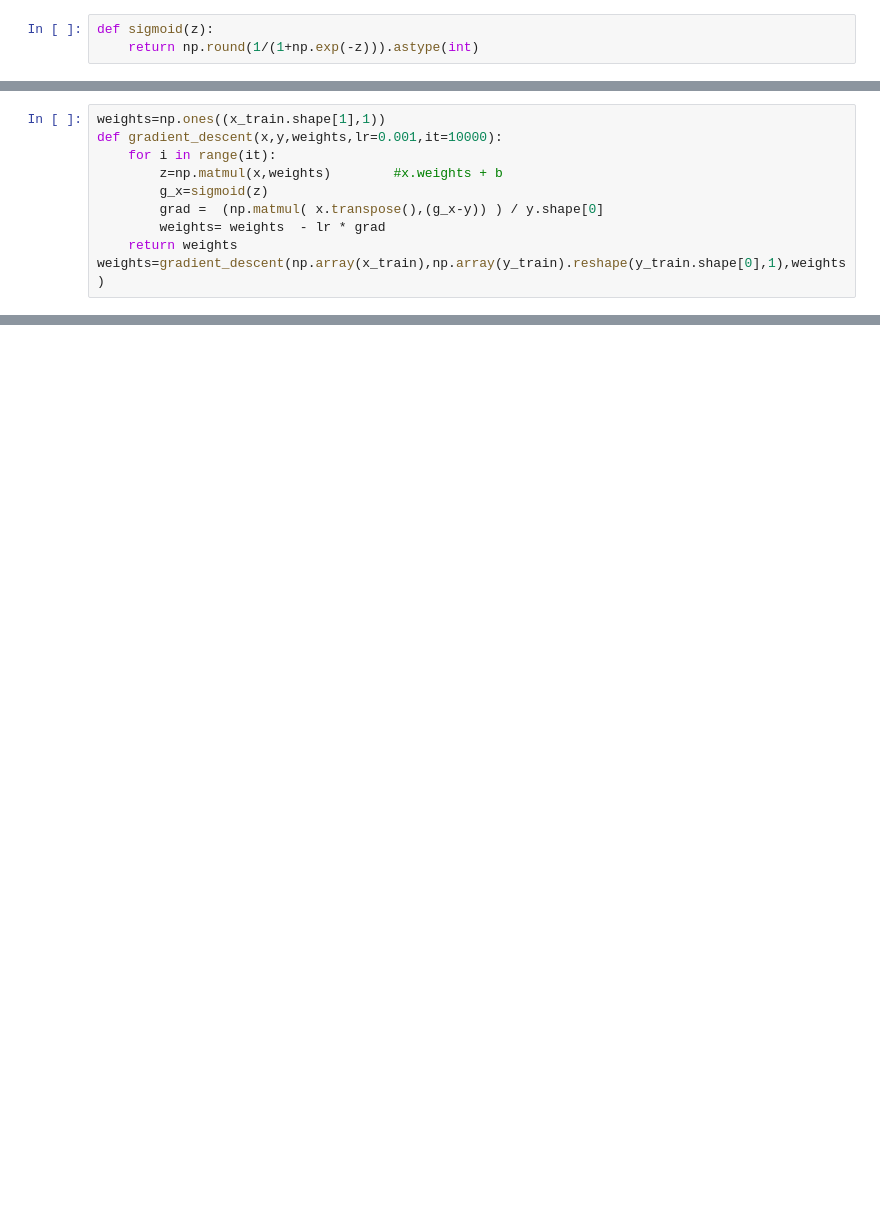
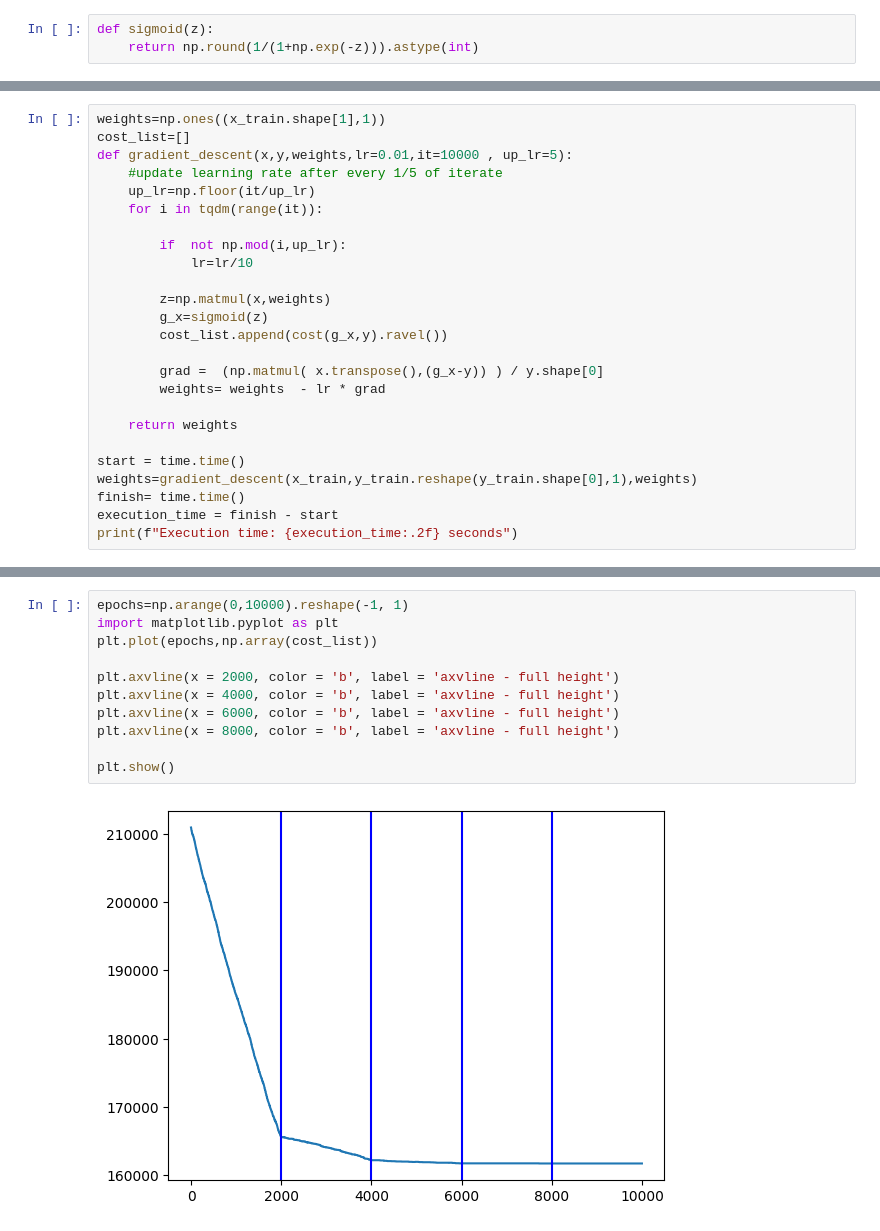
Before and after one commit to mohamedsaied87613/-Vectorized-Logistic-Regression, a Jupyter notebook: Vectorized Logistic Regression.ipynb, the cells around one changed output, grey strips where cells are left out. Cells and saved outputs as stored; diff of their text form; blank space fills up the shorter version.

Commit message:
features added: update learning rate methods : added mini-Batch-GD

```diff
--- a/Vectorized Logistic Regression.ipynb
+++ b/Vectorized Logistic Regression.ipynb
@@ -22,10 +22,25 @@ def cost(g_x,y):
 # %%
 weights=np.ones((x_train.shape[1],1))
-def gradient_descent(x,y,weights,lr=0.001,it=10000):
-    for i in range(it):
-        z=np.matmul(x,weights)        #x.weights + b
+cost_list=[]
+def gradient_descent(x,y,weights,lr=0.01,it=10000 , up_lr=5):
+    #update learning rate after every 1/5 of iterate
+    up_lr=np.floor(it/up_lr)
+    for i in tqdm(range(it)):
+
+        if  not np.mod(i,up_lr):
+            lr=lr/10
+
+        z=np.matmul(x,weights)
         g_x=sigmoid(z)
+        cost_list.append(cost(g_x,y).ravel())
+
         grad =  (np.matmul( x.transpose(),(g_x-y)) ) / y.shape[0]
         weights= weights  - lr * grad
+
     return weights
-weights=gradient_descent(np.array(x_train),np.array(y_train).reshape(y_train.shape[0],1),weights)
+
+start = time.time()
+weights=gradient_descent(x_train,y_train.reshape(y_train.shape[0],1),weights)
+finish= time.time()
+execution_time = finish - start
+print(f"Execution time: {execution_time:.2f} seconds")
@@ -41,0 +59,13 @@ accuracy =  90.17571428571428
+# %%
+epochs=np.arange(0,10000).reshape(-1, 1)
+import matplotlib.pyplot as plt
+plt.plot(epochs,np.array(cost_list))
+
+plt.axvline(x = 2000, color = 'b', label = 'axvline - full height')
+plt.axvline(x = 4000, color = 'b', label = 'axvline - full height')
+plt.axvline(x = 6000, color = 'b', label = 'axvline - full height')
+plt.axvline(x = 8000, color = 'b', label = 'axvline - full height')
+
+plt.show()
+# %% [output]
+[figure, added]
```
Also changed, not shown: parts of 8 cells of this notebook.
